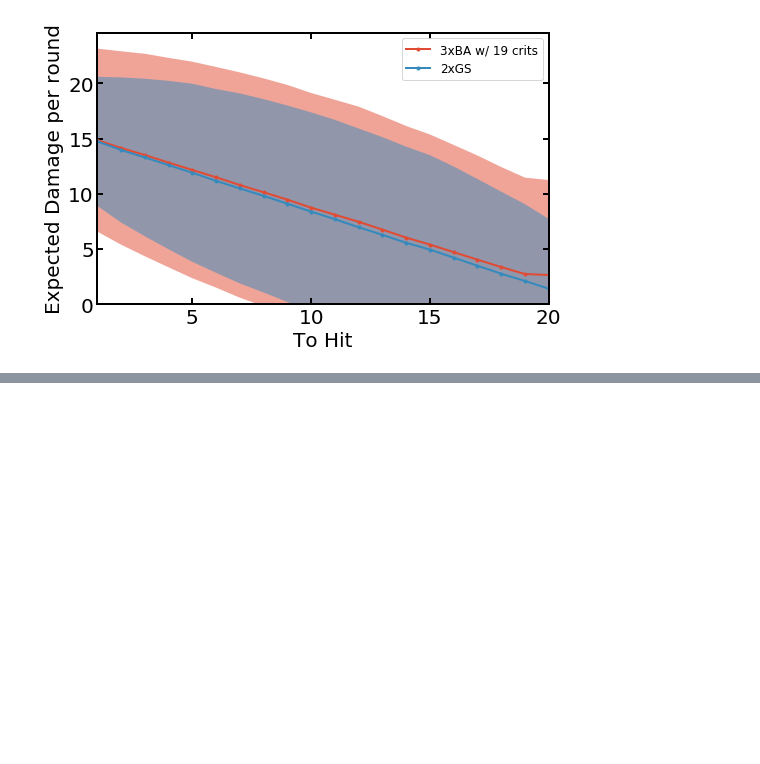
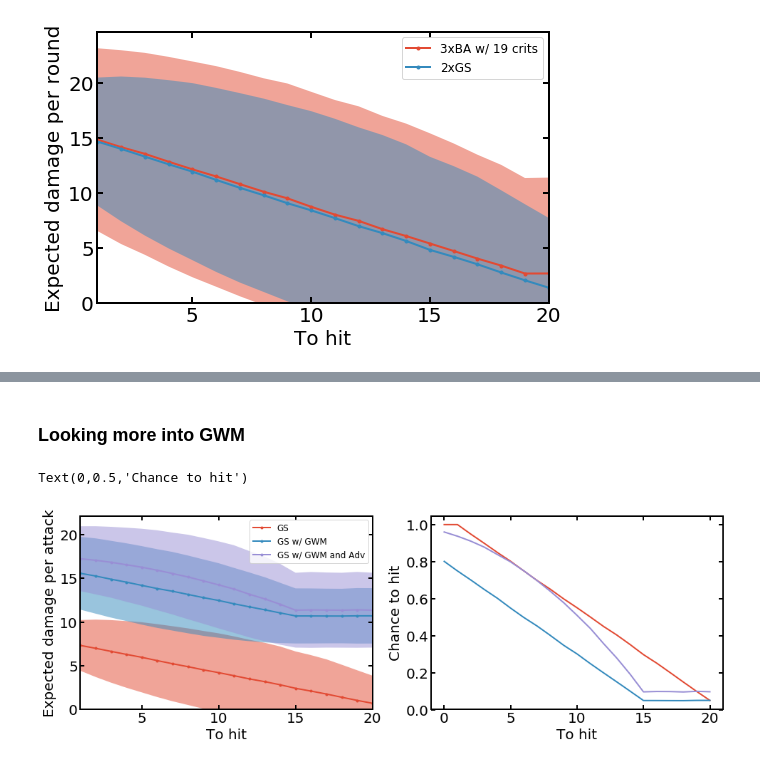
Before and after one commit to aaronsharpe/DnD, a Jupyter notebook: Melee attack.ipynb, the cells around one changed output, grey strips where cells are left out. Saved outputs shown, nothing was run; the diff lists cells and outputs as text; code cells hidden in the pictures; blank space fills up the shorter version.

```diff
--- a/Melee attack.ipynb
+++ b/Melee attack.ipynb
@@ -519,0 +539,44 @@ plt.legend(fontsize=12)
+# %% [markdown]
+### Looking more into GWM
+# %%
+fig,ax = plt.subplots(figsize = (10*1.618,5))
+
+
+plt.subplot(121)
+numattack = 1
+plt.plot(ac,[numattack*y for y in gs_mean],'.-',label='GS')
+plt.fill_between(ac,
+                 [numattack*y - numattack*std for (y, std) in zip(gs_mean,gs_std)],
+                 [numattack*y + numattack*std for (y, std) in zip(gs_mean,gs_std)],
+                alpha=0.5)
+
+plt.plot(ac,[numattack*y for y in gs_GWM_mean],'.-',label='GS w/ GWM')
+plt.fill_between(ac,
+                 [numattack*y - numattack*std for (y, std) in zip(gs_GWM_mean,gs_GWM_std)],
+                 [numattack*y + numattack*std for (y, std) in zip(gs_GWM_mean,gs_GWM_std)],
+                alpha=0.5)
+
+plt.plot(ac,[numattack*y for y in gs_GWM_adv_mean],'.-',label='GS w/ GWM and Adv')
+plt.fill_between(ac,
+                 [numattack*y - numattack*std for (y, std) in zip(gs_GWM_adv_mean,gs_GWM_adv_std)],
+                 [numattack*y + numattack*std for (y, std) in zip(gs_GWM_adv_mean,gs_GWM_adv_std)],
+                alpha=0.5)
+
+plt.xlim(1,20)
+plt.ylim(0)
+
+plt.xlabel('To hit')
+plt.ylabel('Expected damage per attack')
+
+plt.legend(fontsize=12)
+
+
+plt.subplot(122)
+plt.plot(ac,gs_hit_chance)
+plt.plot(ac,gs_GWM_hit_chance)
+plt.plot(ac,gs_GWM_adv_hit_chance)
+plt.xlabel('To hit')
+plt.ylabel('Chance to hit')
+# %% [output]
+Text(0,0.5,'Chance to hit')
+[figure, added]
```
Also changed, not shown: parts of 9 cells of this notebook.
